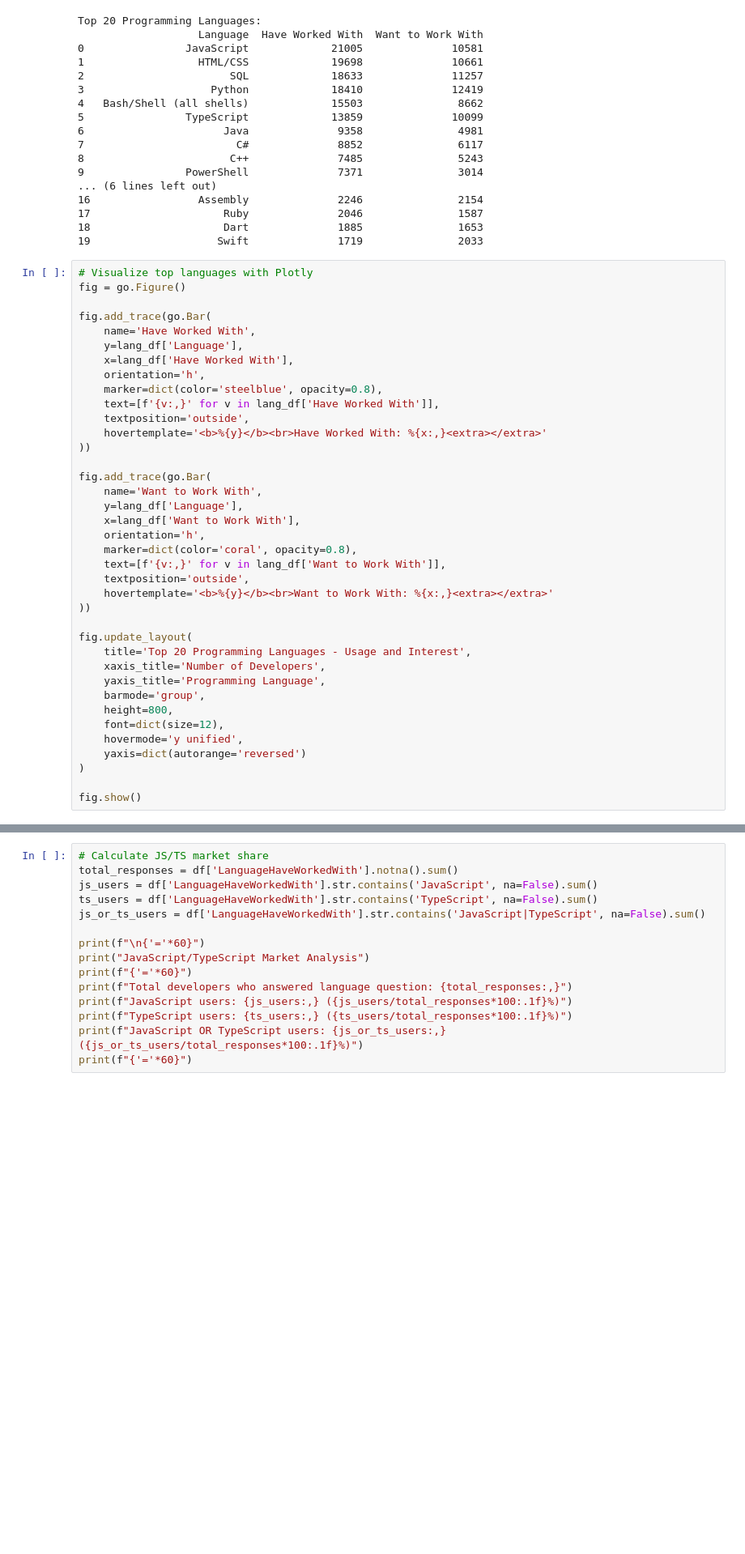
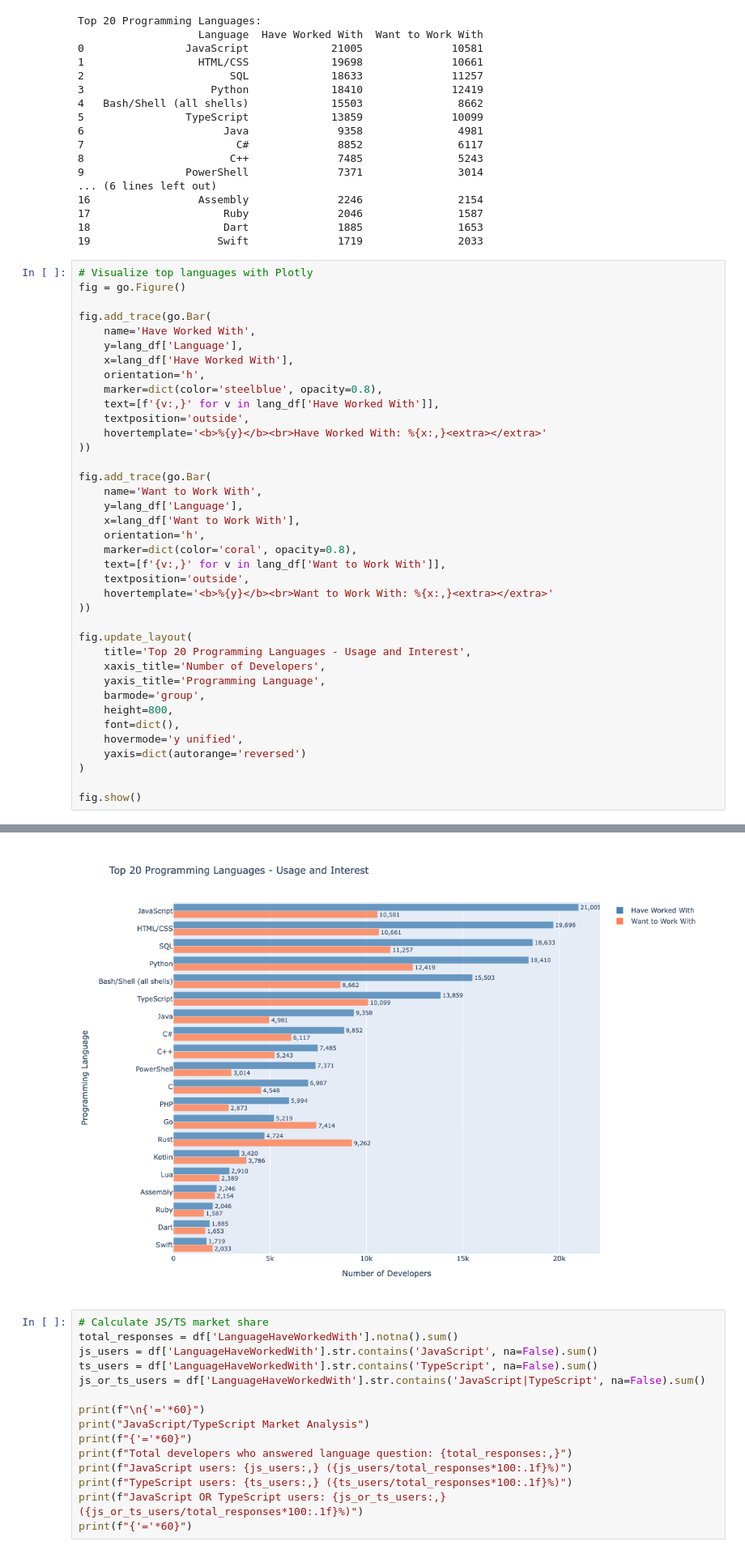
Before and after one commit to booleanhunter/redisvl-for-javascript-dev-ecosystem-research, a Jupyter notebook: stackoverflow-2025-survey-analysis.ipynb, the cells around one changed output, grey strips where cells are left out. Shown at 81% size. Drawn from its saved outputs; the diff is of its cells as text; blank space fills up the shorter version.

```diff
--- a/stackoverflow-2025-survey-analysis.ipynb
+++ b/stackoverflow-2025-survey-analysis.ipynb
@@ -158,7 +158,7 @@ fig.update_layout(
     yaxis_title='Programming Language',
     barmode='group',
     height=800,
-    font=dict(size=12),
+    font=dict(),
     hovermode='y unified',
     yaxis=dict(autorange='reversed')
 )
@@ -169,3 +168,4 @@ fig.show()
+[figure, added]
 # %%
 # Calculate JS/TS market share
 total_responses = df['LanguageHaveWorkedWith'].notna().sum()
```
Also changed, not shown: parts of 11 cells of this notebook, 8 other files.
